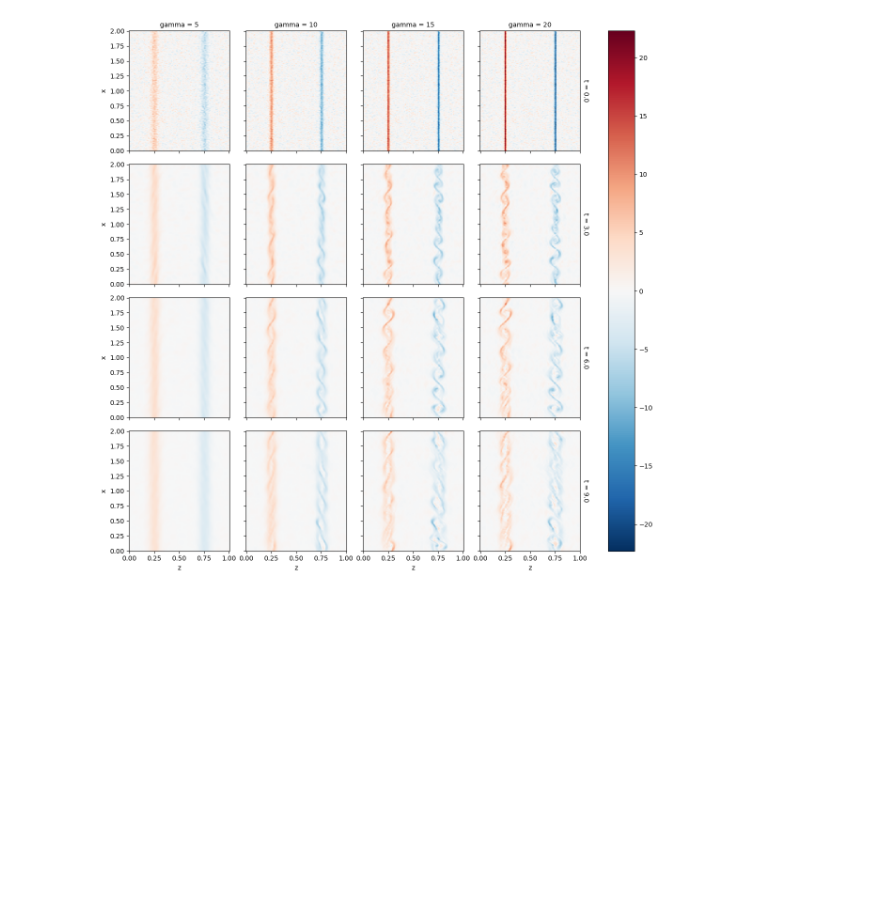
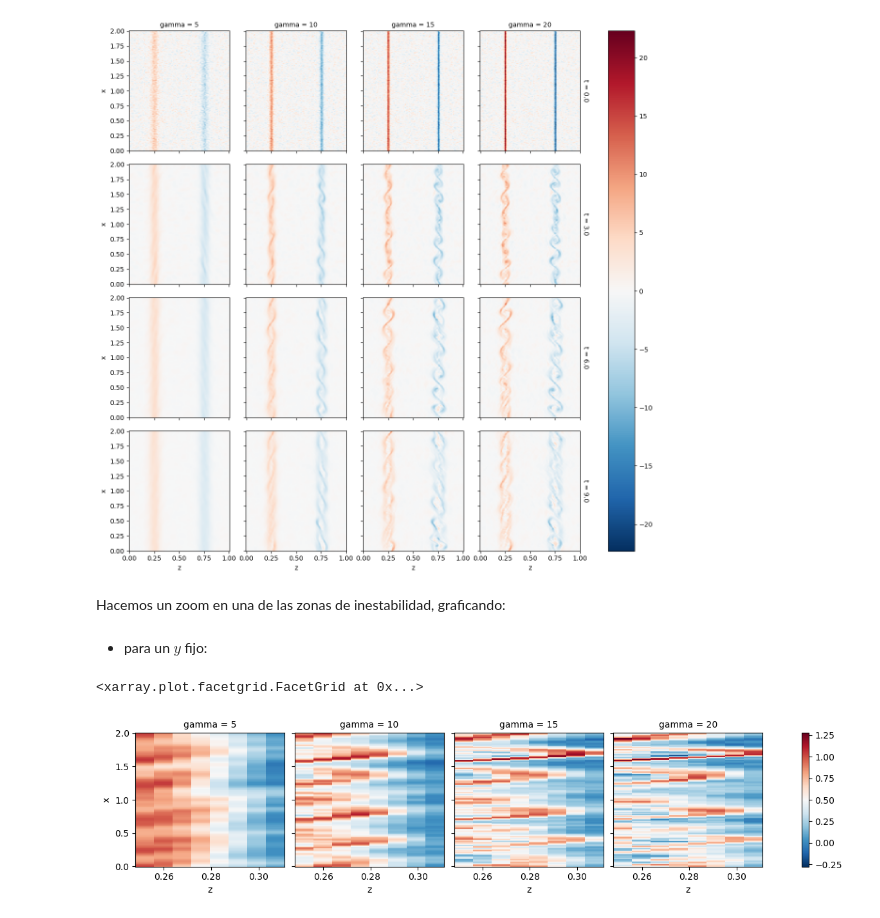
Before and after one commit to maurosilber/fluidos, a Jupyter notebook: guia3/problema3.ipynb, the cells around one changed output. Drawn from its saved outputs; the diff is of its cells as text; code cells hidden in the pictures; blank space fills up the shorter version.

```diff
--- a/guia3/problema3.ipynb
+++ b/guia3/problema3.ipynb
@@ -411,0 +476,11 @@ data_gamma.isel(y=8).sel(t=slice(0, None, 6)).to_array("gamma").plot(col="gamma"
+# %% [markdown]
+Hacemos un zoom en una de las zonas de inestabilidad, graficando:
+# %%
+inestabilidad = data_gamma.isel(z=slice(32, 40), t=10)
+# %% [markdown]
+- para un $y$ fijo:
+# %%
+inestabilidad.isel(y=8).map(normalize).to_array("gamma").plot(col="gamma", center=0.5)
+# %% [output]
+<xarray.plot.facetgrid.FacetGrid at 0x...>
+[figure, added]
```
Also changed, not shown: parts of 15 cells of this notebook.
